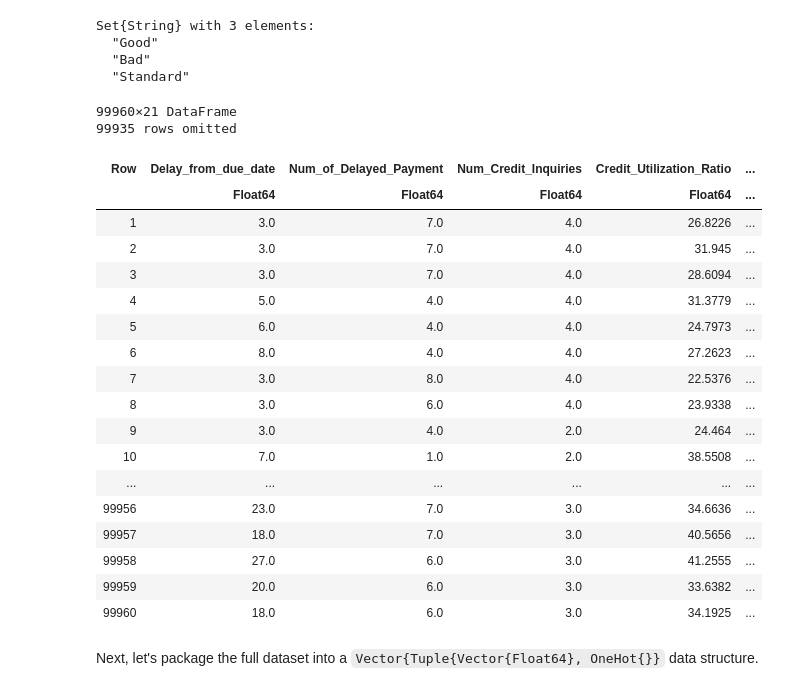
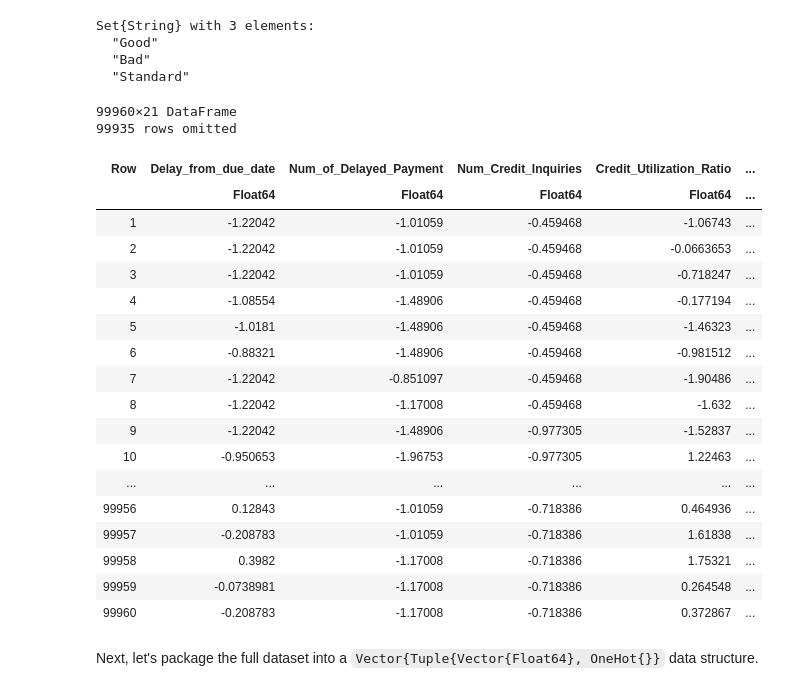
Before and after one commit to varnerlab/PS5-CHEME-5820-S2025, a Jupyter notebook: PS5-CHEME-5820-Solution-CreditRisk-S2025.ipynb, the cells around one changed output. Drawn from its saved outputs; the diff is of its cells as text; code cells hidden in the pictures.

```diff
--- a/PS5-CHEME-5820-Solution-CreditRisk-S2025.ipynb
+++ b/PS5-CHEME-5820-Solution-CreditRisk-S2025.ipynb
@@ -80,34 +80,54 @@ Set{String} with 3 elements:
 # %%
 dataset = let
 
     dataset = copy(raw_data); # make a copy of the raw data, so we can keep the original intact
     transform!(dataset, :Payment_of_Min_Amount => ByRow(x -> (x=="No" ? -1 : 1)) => :Payment_of_Min_Amount); # maps Payment_of_Min_Amount to -1,1
     transform!(dataset, :Credit_Score => ByRow(s -> convertcreditscore(s))  => :Credit_Score); # maps Credit_Score to 1,2,3
     transform!(dataset, :Credit_Mix => ByRow(s -> convertcreditmix(s))  => :Credit_Mix); # maps Credit_Mix to 1,2,3
     transform!(dataset, :Payment_Behaviour => ByRow(s -> convertcreditbehavior(s))  => :Payment_Behaviour); # maps Payment_Behaviour to 1,2,3,4,5,6
+    categorical_fields = ["Credit_Mix", "Payment_Behaviour", "Credit_Score", "Payment_of_Min_Amount"];
+
+    # names to convert -
+    all_names = names(dataset)
+    names_to_convert = Set{String}()
+    for name in all_names
+        if (in(name, categorical_fields) == false)
+            push!(names_to_convert, name)
+        end
+    end
+
+    for name in names_to_convert
+
+        name_symbol = Symbol(name);
+        μ = mean(dataset[!, name_symbol])
+        σ = std(dataset[!, name_symbol])
+        transform!(dataset, name_symbol => ByRow(x -> (x - μ) / σ) => name_symbol); # standardize Delay_from_due_date
+    end
+
+    # convert categorical fields to categorical
     dataset;
 end
 # %% [output]
 99960×21 DataFrame
 99935 rows omitted
 | Row | Delay_from_due_date | Num_of_Delayed_Payment | Num_Credit_Inquiries | Credit_Utilization_Ratio | ... |
 |  | Float64 | Float64 | Float64 | Float64 | ... |
-| 1 | 3.0 | 7.0 | 4.0 | 26.8226 | ... |
-| 2 | 3.0 | 7.0 | 4.0 | 31.945 | ... |
-| 3 | 3.0 | 7.0 | 4.0 | 28.6094 | ... |
-| 4 | 5.0 | 4.0 | 4.0 | 31.3779 | ... |
-| 5 | 6.0 | 4.0 | 4.0 | 24.7973 | ... |
-| 6 | 8.0 | 4.0 | 4.0 | 27.2623 | ... |
-| 7 | 3.0 | 8.0 | 4.0 | 22.5376 | ... |
-| 8 | 3.0 | 6.0 | 4.0 | 23.9338 | ... |
-| 9 | 3.0 | 4.0 | 2.0 | 24.464 | ... |
-| 10 | 7.0 | 1.0 | 2.0 | 38.5508 | ... |
+| 1 | -1.22042 | -1.01059 | -0.459468 | -1.06743 | ... |
+| 2 | -1.22042 | -1.01059 | -0.459468 | -0.0663653 | ... |
+| 3 | -1.22042 | -1.01059 | -0.459468 | -0.718247 | ... |
+| 4 | -1.08554 | -1.48906 | -0.459468 | -0.177194 | ... |
+| 5 | -1.0181 | -1.48906 | -0.459468 | -1.46323 | ... |
+| 6 | -0.88321 | -1.48906 | -0.459468 | -0.981512 | ... |
+| 7 | -1.22042 | -0.851097 | -0.459468 | -1.90486 | ... |
+| 8 | -1.22042 | -1.17008 | -0.459468 | -1.632 | ... |
+| 9 | -1.22042 | -1.48906 | -0.977305 | -1.52837 | ... |
+| 10 | -0.950653 | -1.96753 | -0.977305 | 1.22463 | ... |
 | ... | ... | ... | ... | ... | ... |
-| 99956 | 23.0 | 7.0 | 3.0 | 34.6636 | ... |
-| 99957 | 18.0 | 7.0 | 3.0 | 40.5656 | ... |
-| 99958 | 27.0 | 6.0 | 3.0 | 41.2555 | ... |
-| 99959 | 20.0 | 6.0 | 3.0 | 33.6382 | ... |
-| 99960 | 18.0 | 6.0 | 3.0 | 34.1925 | ... |
+| 99956 | 0.12843 | -1.01059 | -0.718386 | 0.464936 | ... |
+| 99957 | -0.208783 | -1.01059 | -0.718386 | 1.61838 | ... |
+| 99958 | 0.3982 | -1.17008 | -0.718386 | 1.75321 | ... |
+| 99959 | -0.0738981 | -1.17008 | -0.718386 | 0.264548 | ... |
+| 99960 | -0.208783 | -1.17008 | -0.718386 | 0.372867 | ... |
 # %% [markdown]
 Next, let's package the full dataset into a `Vector{Tuple{Vector{Float64}, OneHot{}}` data structure.
 # %%
```
Also changed, not shown: parts of 5 cells of this notebook, 2 other files.
